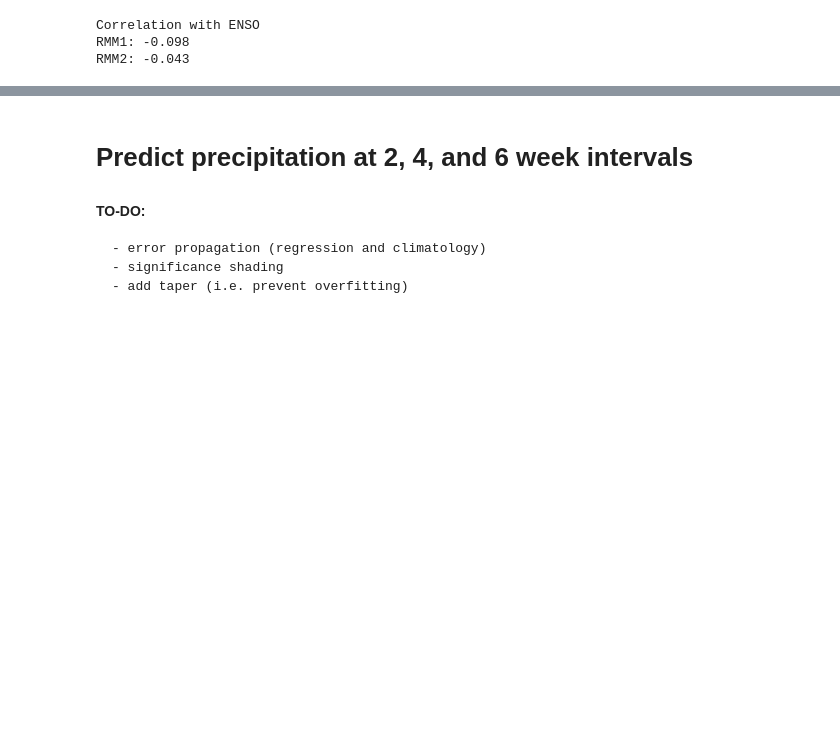
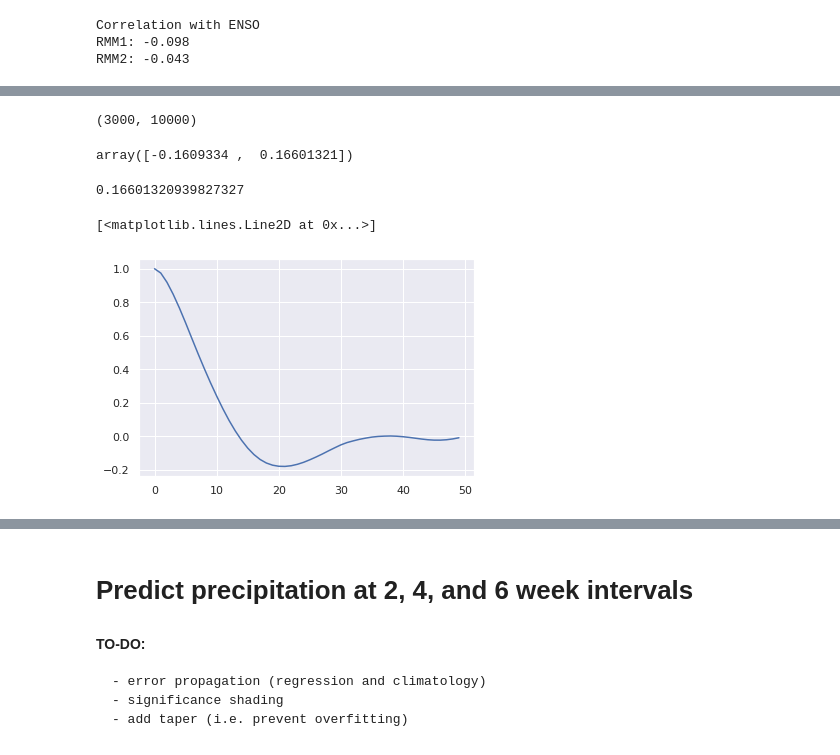
Before and after one commit to ktcarr/12.805, a Jupyter notebook: mjo-analysis_era-interim.ipynb, the cells around one changed output, grey strips where cells are left out. Saved outputs shown, nothing was run; the diff lists cells and outputs as text; code cells hidden in the pictures; blank space fills up the shorter version.

```diff
--- a/mjo-analysis_era-interim.ipynb
+++ b/mjo-analysis_era-interim.ipynb
@@ -534,3 +547,33 @@ print(f'RMM2: {get_rho(rmm2, oni_daily.sel(time=slice("1979-06-29",None))):.3f}'
 Correlation with ENSO
 RMM1: -0.098
 RMM2: -0.043
+# %%
+def get_autocov(x, shift=False):
+    '''Function to get autocovariance of timeseries (wrapper for numpy function)'''
+    if shift:
+        x0 = np.correlate(x, x, mode='full')[len(x)-1:]
+    else:
+        x0 = np.correlate(x, x, mode='same')
+    return x0 / len(x)
+
+def get_autocorr(x, shift=False):
+    '''Get autocorrelation of timeseries (i.e normalize autocovariance by variance)'''
+    return get_autocov(x, shift=shift) / np.var(x)
+
+def get_Cxx(x):
+    '''Create autocovariance matrix from autocovariance of a time series'''
+    return toeplitz(get_autocov(x, shift=True))
+
+def get_confid(x, alpha=.05, n=1000):
+    '''Get 95% confidence interval for correlation based on autocorrelation of the timeseries
+    alpha is confidence level
+    n is number of random samples to draw'''
+    Cxx = get_Cxx(x)
+    eps = np.finfo(np.float32).eps
+    L = np.linalg.cholesky(Cxx + eps* np.identity(Cxx.shape[0]))
+    x_rand = np.random.randn(L.shape[0], n)
+    x_b = L @ x_rand # generate random time series with same autocorrelation
+    rho_vals = np.array([np.correlate(x, x_b[:,i]).item() for i in range(n)]) # get covariance for each sample
+    rho_vals /= (np.std(x_b, axis=0) * np.std(x) * len(x)) # normalize to get correlation
+    lb, ub = np.percentile(rho_vals, 100*np.array([alpha/2, 1-(alpha/2)])) # lower/upper bounds
+    return lb, ub
@@ -536,0 +588,10 @@ RMM2: -0.043
+# %%
+Cxx = get_Cxx(rmm1.values[-3000:])
+eps = np.finfo(np.double).eps
+L = np.linalg.cholesky(Cxx + eps* np.identity(Cxx.shape[0]))
+x_rand = np.random.randn(L.shape[0],10000)
+x_b = L @ x_rand
+# %%
+x_b.shape
+# %% [output]
+(3000, 10000)
@@ -536,0 +610,16 @@ RMM2: -0.043
+# %%
+np.percentile(r_vals, [2.5, 97.5])
+# %% [output]
+array([-0.1609334 ,  0.16601321])
+# %%
+np.percentile(r_vals,97.5)
+# %% [output]
+0.16601320939827327
+# %%
+c1 = get_autocorr(x_b.flatten(), shift=True)
+c2 = get_autocorr(rmm1.values, shift=True)
+# %%
+plt.plot(c1[:50])
+# %% [output]
+[<matplotlib.lines.Line2D at 0x...>]
+[figure, added]
```
Also changed, not shown: parts of 38 cells of this notebook.
